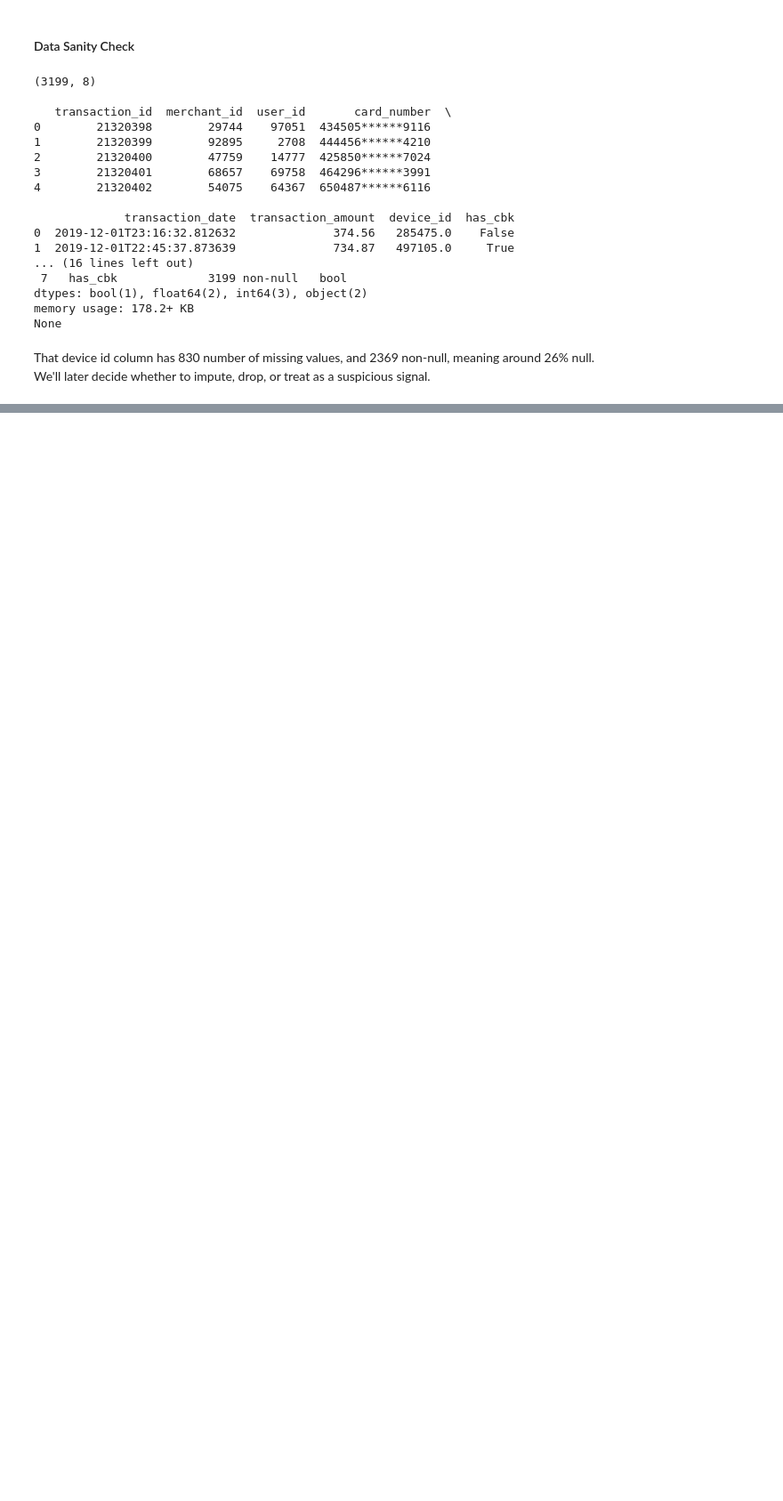
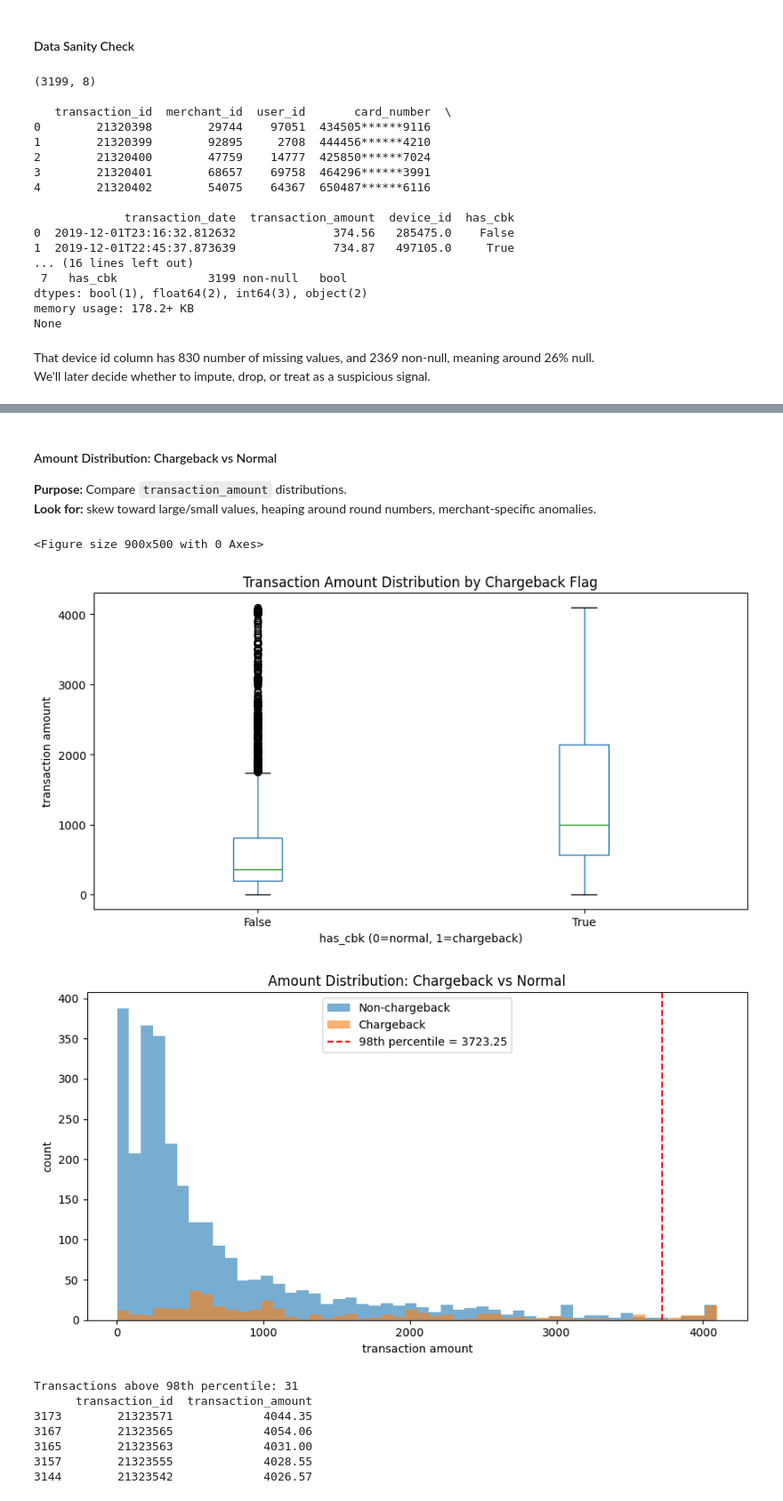
Before and after one commit to IanEspinoso/jindouyun, a Jupyter notebook: data_analysis.ipynb, the cells around one changed output, grey strips where cells are left out. Shown at 89% size. Saved outputs shown, nothing was run; the diff lists cells and outputs as text; code cells hidden in the pictures; blank space fills up the shorter version.

```diff
--- a/data_analysis.ipynb
+++ b/data_analysis.ipynb
@@ -90,0 +226,50 @@ The goal is to look for spikes or dips, comparing many timeframes, like day, wee
+# %% [markdown]
+
+#### Amount Distribution: Chargeback vs Normal
+**Purpose:** Compare `transaction_amount` distributions.
+**Look for:** skew toward large/small values, heaping around round numbers, merchant-specific anomalies.
+# %%
+# Split chargeback vs non-chargeback
+cbk_amounts = df.loc[df["has_cbk"] == 1, "transaction_amount"]
+non_cbk_amounts = df.loc[df["has_cbk"] == 0, "transaction_amount"]
+
+# Boxplot for clearer comparison
+plt.figure()
+df.boxplot(column="transaction_amount", by="has_cbk", grid=False)
+plt.xlabel("has_cbk (0=normal, 1=chargeback)")
+plt.ylabel("transaction amount")
+plt.title("Transaction Amount Distribution by Chargeback Flag")
+plt.suptitle("")
+plt.tight_layout()
+plt.savefig(output_dir / "chart_boxplot_amount_cbk_vs_normal.png", dpi=150)
+plt.show()
+
+# Overlad histogram
+p98 = np.percentile(df["transaction_amount"], 98)
+plt.figure()
+plt.hist(non_cbk_amounts, bins=50, alpha=0.6, label="Non-chargeback", color="C0")
+plt.hist(cbk_amounts, bins=50, alpha=0.6, label="Chargeback", color="C1")
+plt.axvline(p98, color="red", linestyle="--", label=f"98th percentile = {p98:.2f}")
+plt.xlabel("transaction amount")
+plt.ylabel("count")
+plt.title("Amount Distribution: Chargeback vs Normal")
+plt.legend()
+plt.tight_layout()
+plt.savefig(output_dir / "chart_amount_distribution_cbk_vs_normal.png", dpi=150)
+plt.show()
+
+# Transactions with high amounts
+h_amount = df[df["transaction_amount"] > p98]
+print(f"Transactions above 98th percentile: {len(outliers)}")
+print(h_amount[["transaction_id", "transaction_amount"]].head())
+# %% [output]
+<Figure size 900x500 with 0 Axes>
+[figure, added]
+[figure, added]
+Transactions above 98th percentile: 31
+      transaction_id  transaction_amount
+3173        21323571             4044.35
+3167        21323565             4054.06
+3165        21323563             4031.00
+3157        21323555             4028.55
+3144        21323542             4026.57
```
Also changed, not shown: parts of 32 cells of this notebook, 1 other file.
